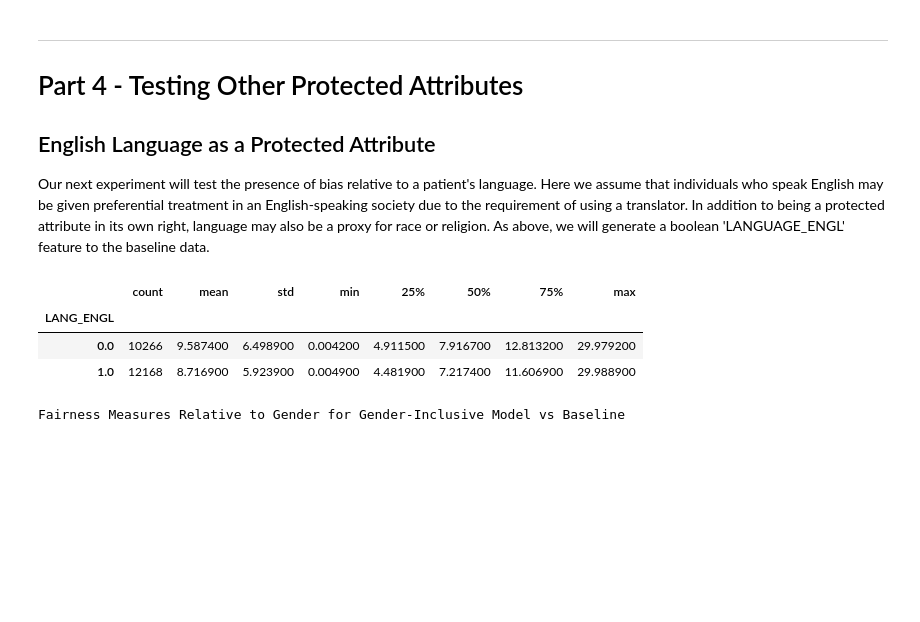
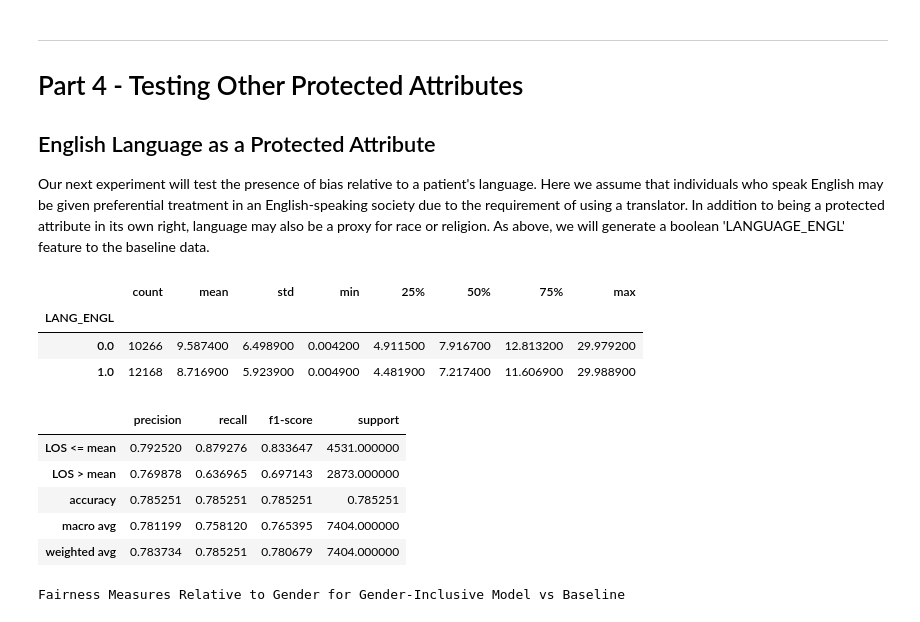
Before and after one commit to KenSciResearch/fairMLHealth, a Jupyter notebook: tutorials_and_examples/Tutorial-MeasuringFairnessInBinaryClassification.ipynb, the cells around one changed output. Saved outputs shown, nothing was run; the diff lists cells and outputs as text; code cells hidden in the pictures; blank space fills up the shorter version.

```diff
--- a/tutorials_and_examples/Tutorial-MeasuringFairnessInBinaryClassification.ipynb
+++ b/tutorials_and_examples/Tutorial-MeasuringFairnessInBinaryClassification.ipynb
@@ -620,12 +613,25 @@ display(lang_styl)
 | 1.0 | 12168 | 8.716900 | 5.923900 | 0.004900 | 4.481900 | 7.217400 | 11.606900 | 29.988900 |
 # %%
 # Train New Model with Language Feature
-X_train_lang = X_train.join(X_lang, how = 'inner')
-X_test_lang = X_test.join(X_lang, how = 'inner')
+X_train_lang = X_train.join(X_lang, how='inner')
+X_test_lang = X_test.join(X_lang, how='inner')
 lang_model = XGBClassifier(**xgb_params)
 lang_model.fit(X_train_lang, y_train.iloc[:, 0])
 y_pred_lang = lang_model.predict(X_test_lang)
 y_prob_lang = lang_model.predict_proba(X_test_lang)
+
+#
+rprt = tutorial_report(y_test.iloc[:, 0],  y_pred_lang)
+rprt.style.apply(lambda x: [f'color:' + ks_magenta
+                             if x.name == 'LOS <= mean' else '' for i in x]
+                     , axis=1)
+# %% [output]
+|  | precision | recall | f1-score | support |
+| LOS <= mean | 0.792520 | 0.879276 | 0.833647 | 4531.000000 |
+| LOS > mean | 0.769878 | 0.636965 | 0.697143 | 2873.000000 |
+| accuracy | 0.785251 | 0.785251 | 0.785251 | 0.785251 |
+| macro avg | 0.781199 | 0.758120 | 0.765395 | 7404.000000 |
+| weighted avg | 0.783734 | 0.785251 | 0.780679 | 7404.000000 |
 # %%
 #
 lang_values = X_test_lang['LANG_ENGL']
```
Also changed, not shown: parts of 26 cells of this notebook, 1 other file.
